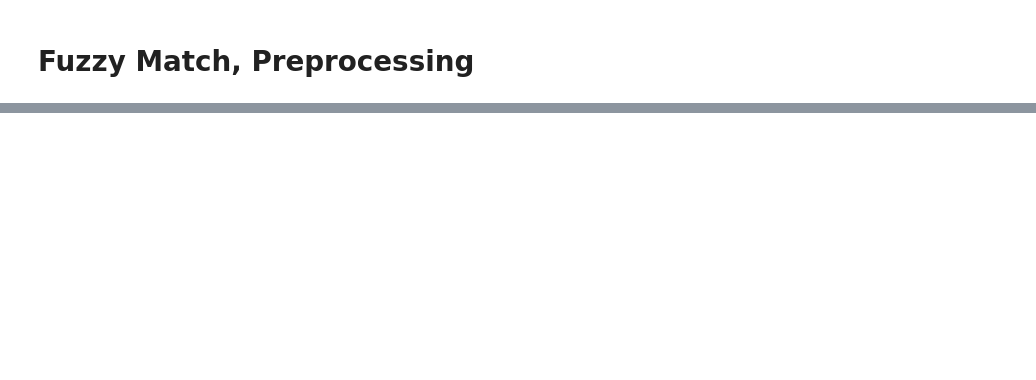
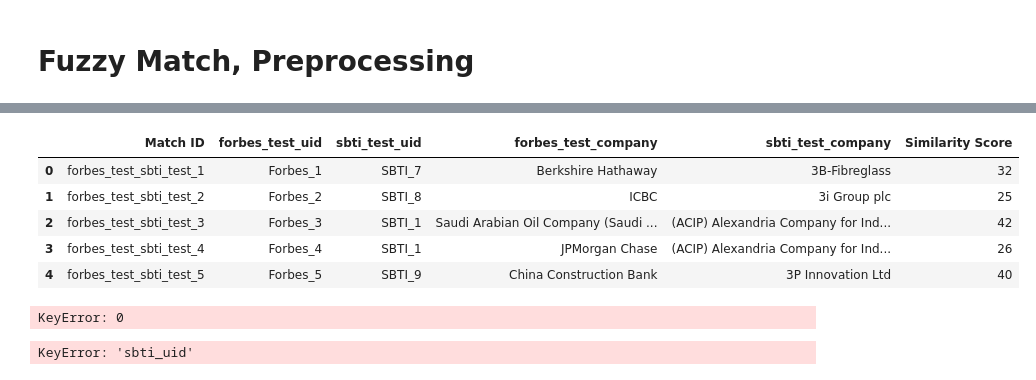
Before and after one commit to StayFN/WebDataIntegrationProj, a Jupyter notebook: Python/Fuzzy Match.ipynb, the cells around one changed output, grey strips where cells are left out. Saved outputs shown, nothing was run; the diff lists cells and outputs as text; code cells hidden in the pictures; blank space fills up the shorter version.

Commit message:
update code to include uids in resulting dataframes, wrap matching in function

```diff
--- a/Python/Fuzzy Match.ipynb
+++ b/Python/Fuzzy Match.ipynb
@@ -12,5 +16,0 @@ forbes=pd.read_csv("Datasets/Forbes_2000.csv")
-# %%
-#create lists out of company names
-dbpedia = dbpedia.iloc[:, 2].tolist()
-sbti = sbti.iloc[:, 1].tolist()
-forbes= forbes.iloc[:, 1].tolist()
@@ -58,0 +17,15 @@ fuzzy_match_df.to_excel("Datasets/db_sb_fuzzy_match_results.xlsx", index=False)
+# %%
+#Create Unique IDs for forbes and sbti dataset
+sbti.index = ["SBTI_" + str(i) for i in range(1, len(sbti)+1)]
+sbti.index.name = "UID"
+sbti = sbti.reset_index()
+
+forbes.index = ["Forbes_" + str(i) for i in range(1, len(forbes)+1)]
+forbes.index.name = "UID"
+forbes = forbes.reset_index()
+# %%
+# use same column name for company name
+
+dbpedia["name"] = dbpedia["label"]
+sbti["name"] = sbti["Company Name"]
+forbes["name"] = forbes["Organization Name"]
@@ -120,0 +143,20 @@ fuzzy_match_df.to_excel("Datasets/sb_fo_fuzzy_match_results.xlsx", index=False)
+# %%
+# test
+sbti_test = sbti.head(10)
+forbes_test = forbes.head(10)
+fuzzy_match_forbes_sbti = fuzzymatch_dfs_on_name(forbes_test, sbti_test, 10)
+
+#print(fuzzy_match_forbes_sbti.head())
+
+#save
+#fuzzy_match_forbes_sbti.to_excel("../Python/Identiy Resolution/forbes_sbti_fuzzy_match_min10_results.xlsx", index=False)
+# %%
+# extract uids from obejct!!
+fuzzy_match_forbes_sbti.head()
+# %% [output]
+|  | Match ID | forbes_test_uid | sbti_test_uid | forbes_test_company | sbti_test_company | Similarity Score |
+| 0 | forbes_test_sbti_test_1 | Forbes_1 | SBTI_7 | Berkshire Hathaway | 3B-Fibreglass | 32 |
+| 1 | forbes_test_sbti_test_2 | Forbes_2 | SBTI_8 | ICBC | 3i Group plc | 25 |
+| 2 | forbes_test_sbti_test_3 | Forbes_3 | SBTI_1 | Saudi Arabian Oil Company (Saudi ... | (ACIP) Alexandria Company for Ind... | 42 |
+| 3 | forbes_test_sbti_test_4 | Forbes_4 | SBTI_1 | JPMorgan Chase | (ACIP) Alexandria Company for Ind... | 26 |
+| 4 | forbes_test_sbti_test_5 | Forbes_5 | SBTI_9 | China Construction Bank | 3P Innovation Ltd | 40 |
@@ -120,0 +165,18 @@ fuzzy_match_df.to_excel("Datasets/sb_fo_fuzzy_match_results.xlsx", index=False)
+# %%
+#index_to_extract = 0  # Change this index to the desired position
+#fuzzy_match_forbes_sbti['forbes_uid2'] = fuzzy_match_forbes_sbti['forbes_uid'].apply(lambda x: x[index_to_extract] if len(x) > index_to_extract else None)
+
+def extract_value(row, colname):
+    index_to_extract = row.name  # Row index as the index to extract
+    inner_list = row[colname]
+    value = inner_list[index_to_extract]
+    return value
+
+#fuzzy_match_forbes_sbti['forbes_uid'] = fuzzy_match_forbes_sbti.apply(lambda x: extract_value(x, colname= "forbes_uid"), axis=1)
+fuzzy_match_forbes_sbti['sbti_uid2'] = fuzzy_match_forbes_sbti.apply(lambda x: extract_value(x, colname= "sbti_uid"), axis=1)
+# %% [output]
+KeyError: 0
+# %%
+t = fuzzy_match_forbes_sbti["sbti_uid"][0].index
+# %% [output]
+KeyError: 'sbti_uid'
```
Also changed, not shown: parts of 12 cells of this notebook.
